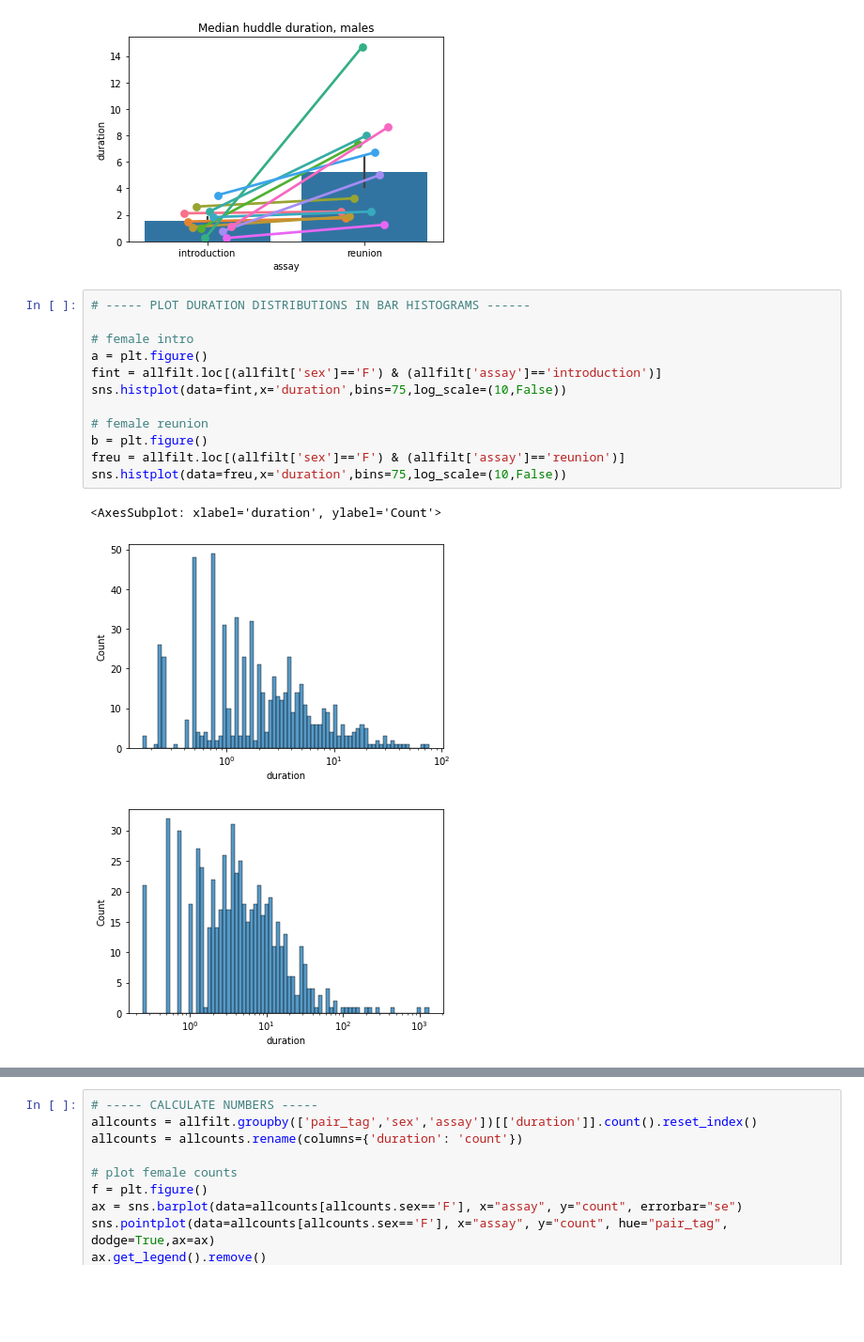
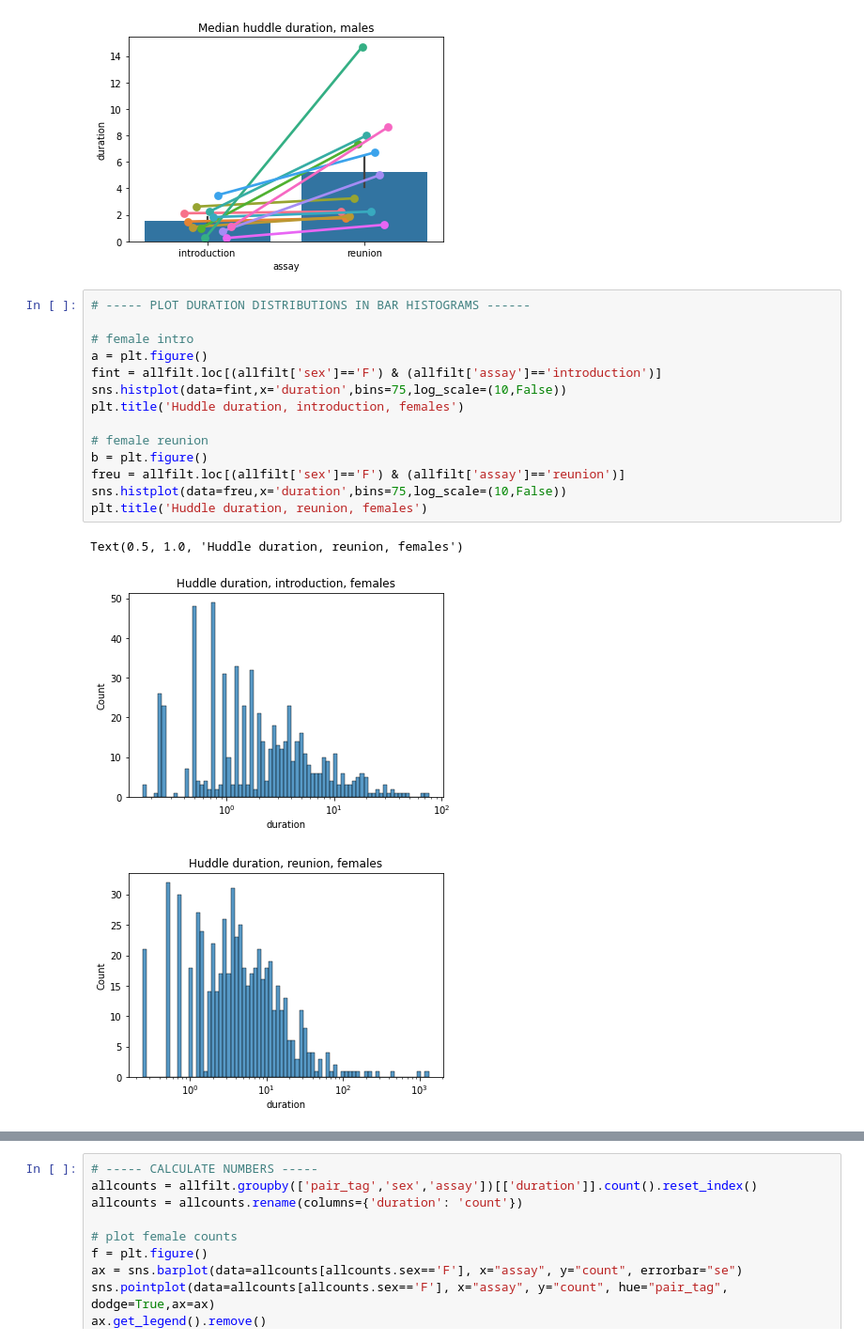
Before and after one commit to nhoglen/scn2a-paper-GWJSNH-code, a Jupyter notebook: 241112_scratch_WThuddleTimes-introVreunion.ipynb, the cells around one changed output, grey strips where cells are left out. Shown at 94% size. Saved outputs shown, nothing was run; the diff lists cells and outputs as text; blank space fills up the shorter version.

```diff
--- a/241112_scratch_WThuddleTimes-introVreunion.ipynb
+++ b/241112_scratch_WThuddleTimes-introVreunion.ipynb
@@ -115,19 +115,21 @@ Text(0.5, 1.0, 'Median huddle duration, males')
 # %%
 # ----- PLOT DURATION DISTRIBUTIONS IN BAR HISTOGRAMS ------
 
 # female intro
 a = plt.figure()
 fint = allfilt.loc[(allfilt['sex']=='F') & (allfilt['assay']=='introduction')]
 sns.histplot(data=fint,x='duration',bins=75,log_scale=(10,False))
+plt.title('Huddle duration, introduction, females')
 
 # female reunion
 b = plt.figure()
 freu = allfilt.loc[(allfilt['sex']=='F') & (allfilt['assay']=='reunion')]
 sns.histplot(data=freu,x='duration',bins=75,log_scale=(10,False))
+plt.title('Huddle duration, reunion, females')
 # %% [output]
-<AxesSubplot: xlabel='duration', ylabel='Count'>
+Text(0.5, 1.0, 'Huddle duration, reunion, females')
-[figure, old version]
+[figure, new version]
-[figure, old version]
+[figure, new version]
 # %%
 x = sns.FacetGrid(allfilt[allfilt.sex=='F'],col='assay',hue='assay',palette='Set3')
 x.map_dataframe(sns.histplot,x='duration',bins=50,log_scale=(10,False))
```
Also changed, not shown: parts of 12 cells of this notebook, 1 other file.
